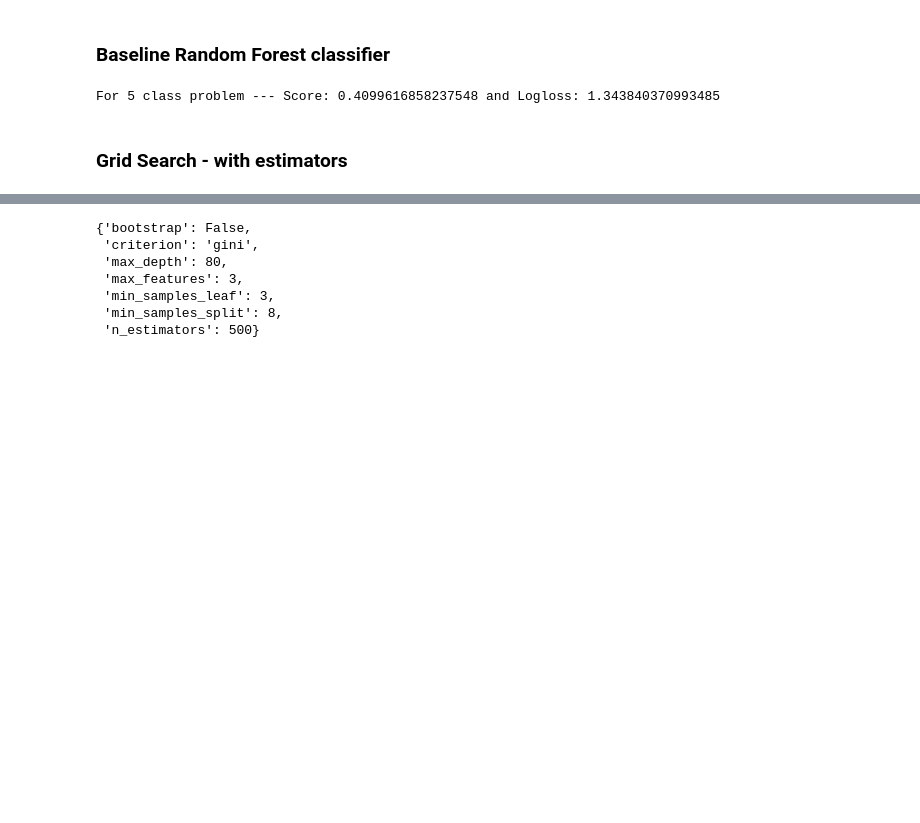
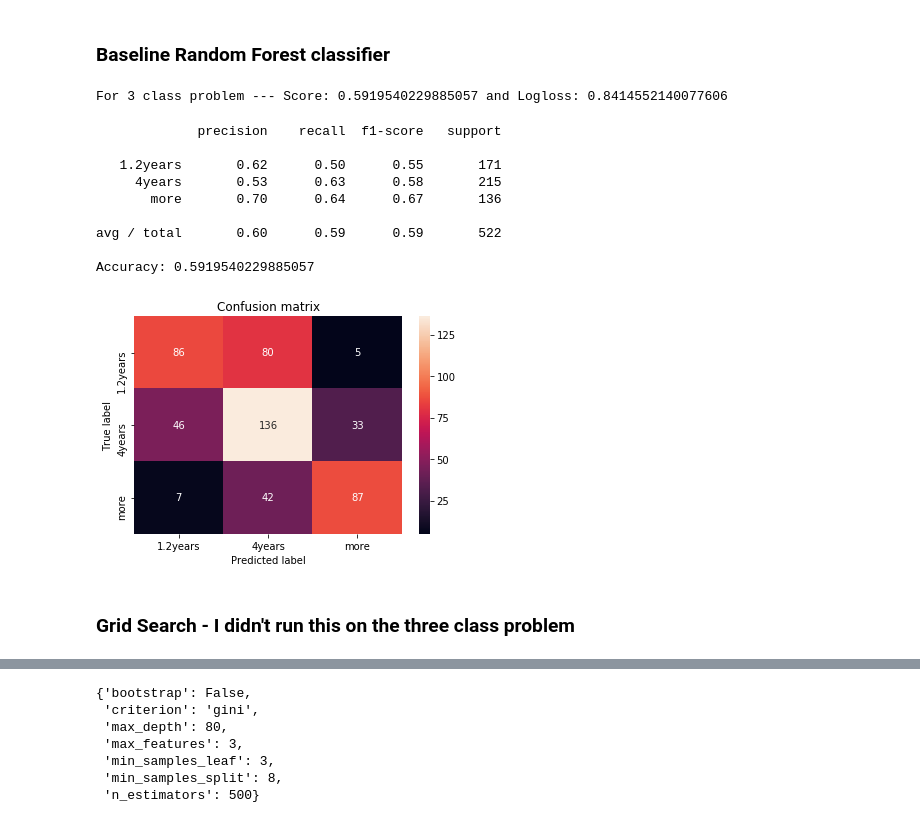
Before and after one commit to patricieni/ICM, a Jupyter notebook: code/notebooks/Modelling.ipynb, the cells around one changed output, grey strips where cells are left out. Drawn from its saved outputs; the diff is of its cells as text; code cells hidden in the pictures; blank space fills up the shorter version.

```diff
--- a/code/notebooks/Modelling.ipynb
+++ b/code/notebooks/Modelling.ipynb
@@ -258,6 +237,7 @@ from sklearn.ensemble import GradientBoostingClassifier, RandomForestClassifier
 # %% [markdown]
 ### Baseline Random Forest classifier
 # %%
+l = np.array(labels)
 base_rfc = RandomForestClassifier(n_estimators = 500, random_state=1233)
 base_rfc.fit(X_train, Y_train)
 probas = base_rfc.predict_proba(X_test)
@@ -265,9 +245,22 @@ probas = base_rfc.predict_proba(X_test)
 error = log_loss(Y_test,probas)
 print("For {0} class problem --- Score: {1} and Logloss: {2}".format(len(labels), base_rfc.score(X_test,Y_test), error))
 # %% [output]
-For 5 class problem --- Score: 0.4099616858237548 and Logloss: 1.343840370993485
+For 3 class problem --- Score: 0.5919540229885057 and Logloss: 0.8414552140077606
-# %% [markdown]
-### Grid Search - with estimators
+# %%
+evaluation.plot_report(Y_test, l[np.argmax(probas, axis=1)], labels)
+# %% [output]
+             precision    recall  f1-score   support
+
+   1.2years       0.62      0.50      0.55       171
+     4years       0.53      0.63      0.58       215
+       more       0.70      0.64      0.67       136
+
+avg / total       0.60      0.59      0.59       522
+
+Accuracy: 0.5919540229885057
+[figure, added]
+# %% [markdown]
+### Grid Search - I didn't run this on the three class problem
 # %%
 from sklearn.model_selection import GridSearchCV
 # %%
```
Also changed, not shown: parts of 39 cells of this notebook, 1 other file.
